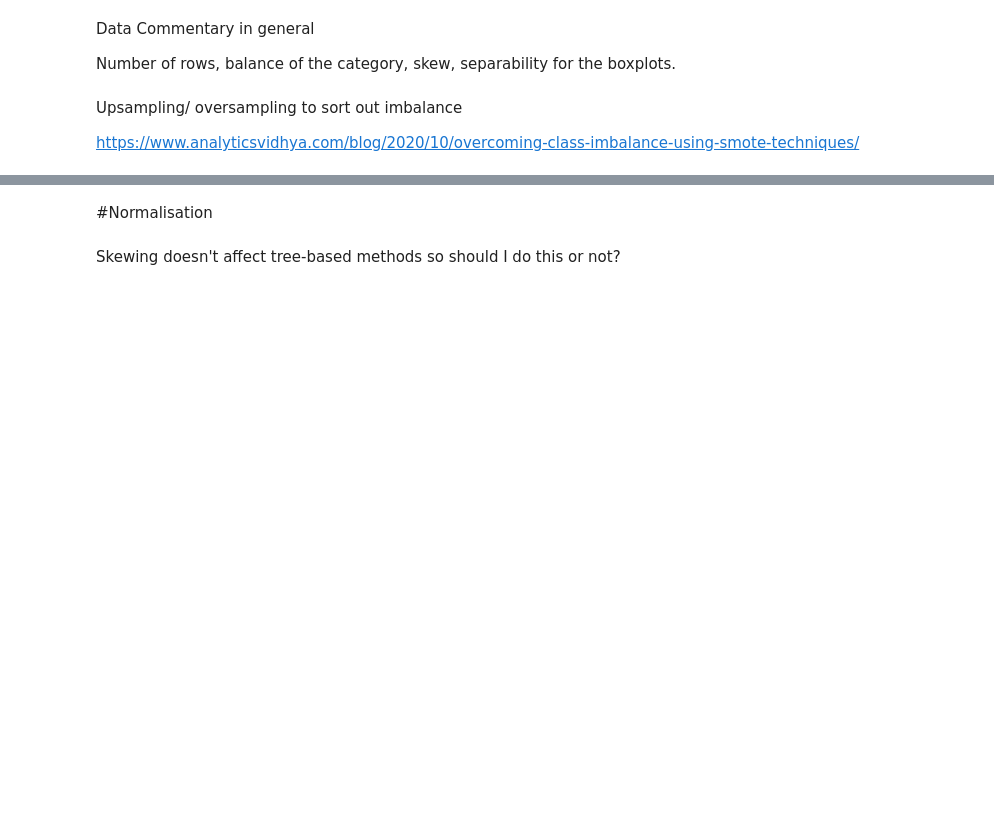
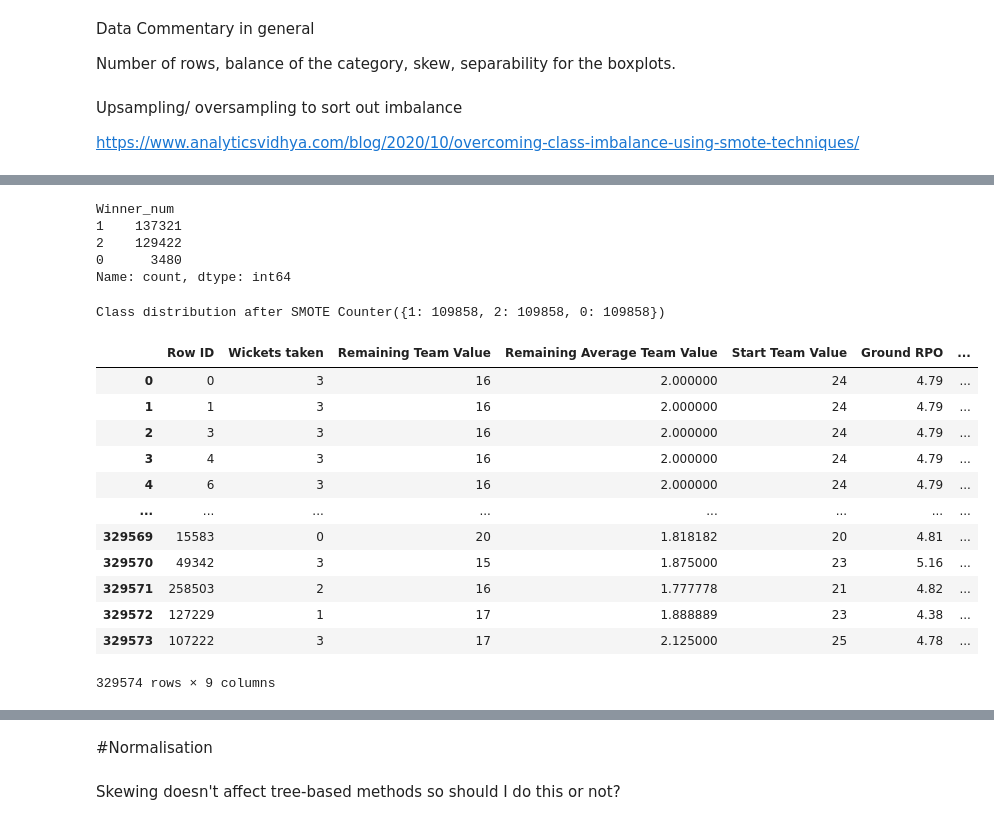
Before and after one commit to Swalke20/DLS_Project, a Jupyter notebook: Project_visualisation.ipynb, the cells around one changed output, grey strips where cells are left out. Drawn from its saved outputs; the diff is of its cells as text; code cells hidden in the pictures; blank space fills up the shorter version.

Commit message:
SMOTE

```diff
--- a/Project_visualisation.ipynb
+++ b/Project_visualisation.ipynb
@@ -349,4 +344,5 @@ Note: you may need to restart the kernel to use updated packages.
 # %%
 #https://arxiv.org/abs/1106.1813
 from imblearn.over_sampling import SMOTE
-smote = SMOTE()
+from collections import Counter
+smote = SMOTE(sampling_strategy='auto', random_state=7)
@@ -354,0 +349,35 @@ data = data_train.values
+# %%
+y_train = data_train['Winner_num']
+# %%
+X_train = data_train.drop('Winner_num', axis=1)
+# %%
+X_train_resampled, y_train_resampled = smote.fit_resample(X_train, y_train)
+# %%
+#Class distribution before SMOTE
+data_df['Winner_num'].value_counts()
+# %% [output]
+Winner_num
+1    137321
+2    129422
+0      3480
+Name: count, dtype: int64
+# %%
+print("Class distribution after SMOTE", Counter(y_train_resampled))
+# %% [output]
+Class distribution after SMOTE Counter({1: 109858, 2: 109858, 0: 109858})
+# %%
+X_train_resampled
+# %% [output]
+|  | Row ID | Wickets taken | Remaining Team Value | Remaining Average Team Value | Start Team Value | Ground RPO | ... |
+| 0 | 0 | 3 | 16 | 2.000000 | 24 | 4.79 | ... |
+| 1 | 1 | 3 | 16 | 2.000000 | 24 | 4.79 | ... |
+| 2 | 3 | 3 | 16 | 2.000000 | 24 | 4.79 | ... |
+| 3 | 4 | 3 | 16 | 2.000000 | 24 | 4.79 | ... |
+| 4 | 6 | 3 | 16 | 2.000000 | 24 | 4.79 | ... |
+| ... | ... | ... | ... | ... | ... | ... | ... |
+| 329569 | 15583 | 0 | 20 | 1.818182 | 20 | 4.81 | ... |
+| 329570 | 49342 | 3 | 15 | 1.875000 | 23 | 5.16 | ... |
+| 329571 | 258503 | 2 | 16 | 1.777778 | 21 | 4.82 | ... |
+| 329572 | 127229 | 1 | 17 | 1.888889 | 23 | 4.38 | ... |
+| 329573 | 107222 | 3 | 17 | 2.125000 | 25 | 4.78 | ... |
+329574 rows × 9 columns
```
Also changed, not shown: parts of 10 cells of this notebook.
